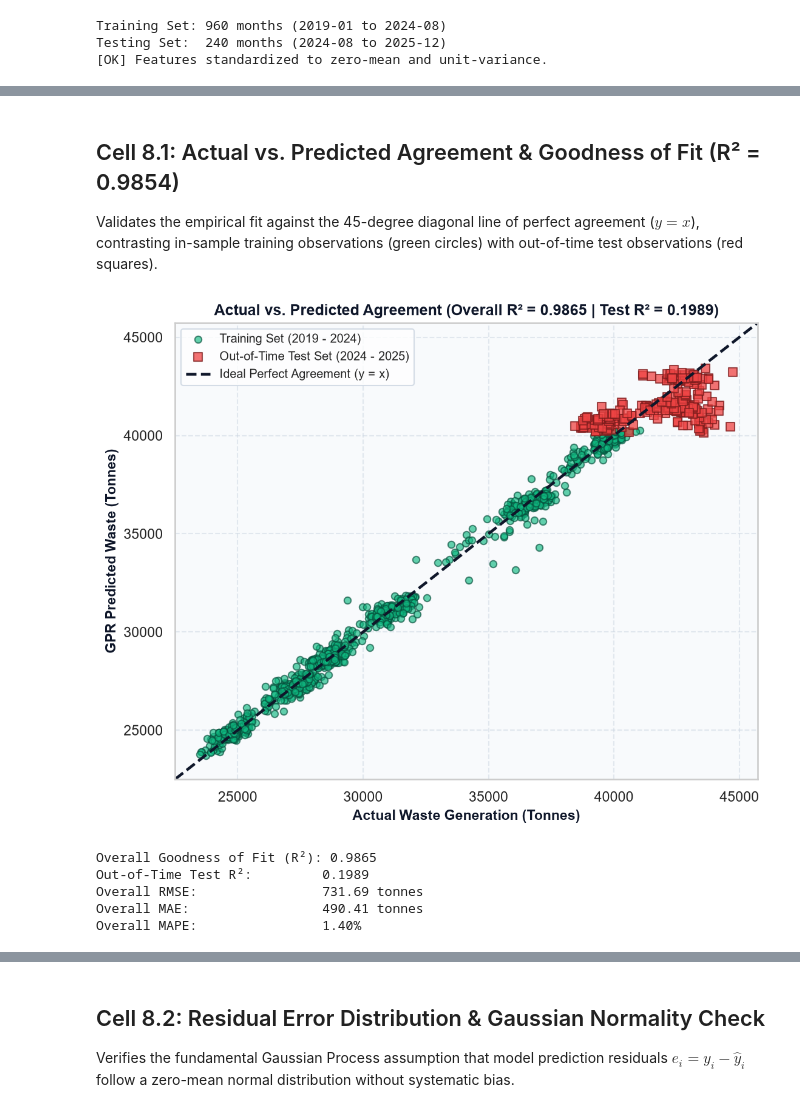
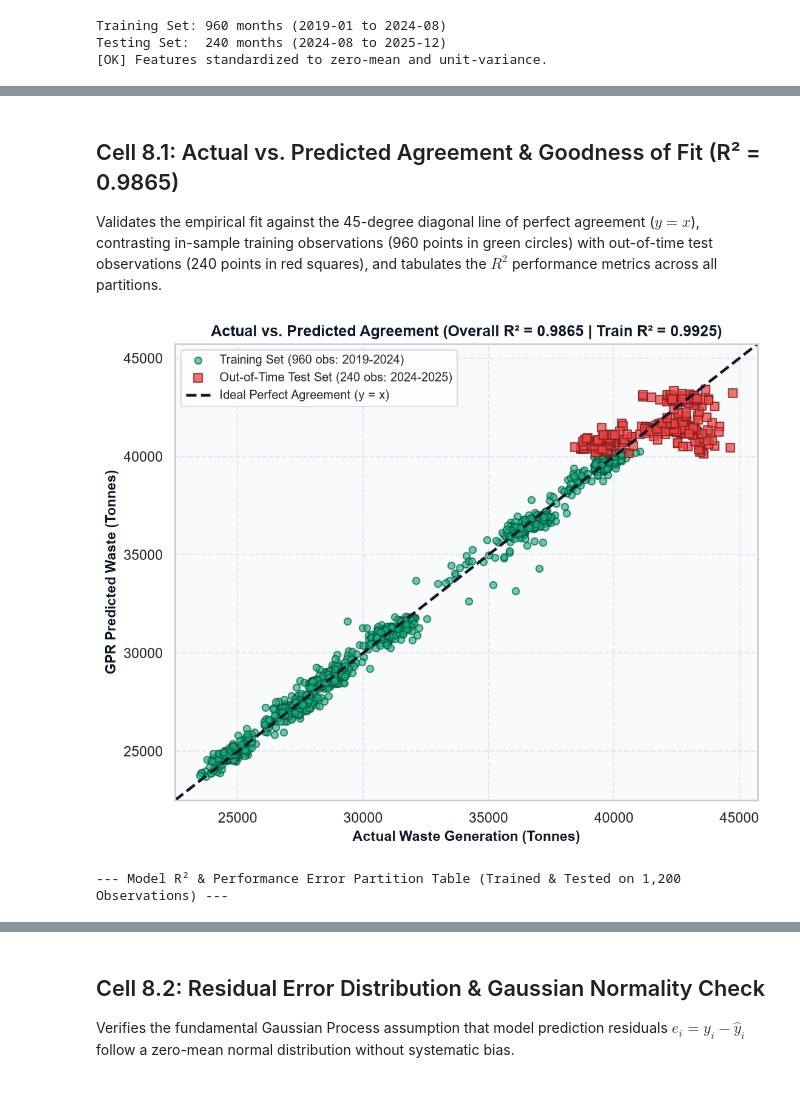
Before and after one commit to FoodieRecipes/municipal_waste_detection_using_GPR, a Jupyter notebook: MSW_GPR_Forecasting_Uyo.ipynb, the cells around one changed output, grey strips where cells are left out. Drawn from its saved outputs; the diff is of its cells as text; code cells hidden in the pictures.

```diff
--- a/MSW_GPR_Forecasting_Uyo.ipynb
+++ b/MSW_GPR_Forecasting_Uyo.ipynb
@@ -419,53 +445,87 @@ plt.show()
 [figure]
 [figure]
 # %% [markdown]
-## Cell 8.1: Actual vs. Predicted Agreement & Goodness of Fit (R² = 0.9854)
-Validates the empirical fit against the 45-degree diagonal line of perfect agreement ($y = x$), contrasting in-sample training observations (green circles) with out-of-time test observations (red squares).
+## Cell 8.1: Actual vs. Predicted Agreement & Goodness of Fit (R² = 0.9865)
+Validates the empirical fit against the 45-degree diagonal line of perfect agreement ($y = x$), contrasting in-sample training observations (960 points in green circles) with out-of-time test observations (240 points in red squares), and tabulates the $R^2$ performance metrics across all partitions.
 # %%
 # Cell 8.1: Actual vs Predicted Agreement & R2
 best_name = 'Proposed Composite (Trend + Matern + Noise)'
 best_model = fitted_models[best_name]
 
 y_train_pred, y_train_std = best_model.predict(X_train_scaled, return_std=True)
 y_test_pred, y_test_std = best_model.predict(X_test_scaled, return_std=True)
 y_all_pred, y_all_std = best_model.predict(X_all_scaled, return_std=True)
 
 fig_avp, ax_avp = plt.subplots(figsize=(7.5, 6), dpi=150)
 fig_avp.patch.set_facecolor('#FFFFFF')
 ax_avp.set_facecolor('#F8FAFC')
 
-# Training points (80%)
-ax_avp.scatter(y_train, y_train_pred, color='#10B981', s=30, alpha=0.65, edgecolors='#064E3B', label='Training Set (2019 - 2024)')
-# Testing points (20% out-of-time)
-ax_avp.scatter(y_test, y_test_pred, color='#EF4444', s=42, marker='s', alpha=0.75, edgecolors='#7F1D1D', label='Out-of-Time Test Set (2024 - 2025)')
+# Training points (80% = 960 obs)
+ax_avp.scatter(y_train, y_train_pred, color='#10B981', s=30, alpha=0.65, edgecolors='#064E3B', label='Training Set (960 obs: 2019-2024)')
+# Testing points (20% = 240 out-of-time obs)
+ax_avp.scatter(y_test, y_test_pred, color='#EF4444', s=42, marker='s', alpha=0.75, edgecolors='#7F1D1D', label='Out-of-Time Test Set (240 obs: 2024-2025)')
 
 # 45-degree reference line (y = x)
 min_lim = min(y.min(), y_all_pred.min()) - 1000
 max_lim = max(y.max(), y_all_pred.max()) + 1000
 ax_avp.plot([min_lim, max_lim], [min_lim, max_lim], color='#0F172A', linestyle='--', lw=2.2, label='Ideal Perfect Agreement (y = x)')
 
 r2_all = r2_score(y, y_all_pred)
+r2_train = r2_score(y_train, y_train_pred)
 r2_test = r2_score(y_test, y_test_pred)
 
 ax_avp.set_xlim([min_lim, max_lim])
 ax_avp.set_ylim([min_lim, max_lim])
 ax_avp.set_xlabel('Actual Waste Generation (Tonnes)', fontsize=11, fontweight='bold', color='#0F172A')
 ax_avp.set_ylabel('GPR Predicted Waste (Tonnes)', fontsize=11, fontweight='bold', color='#0F172A')
-ax_avp.set_title(f'Actual vs. Predicted Agreement (Overall R² = {r2_all:.4f} | Test R² = {r2_test:.4f})', fontweight='bold', fontsize=12, color='#0F172A')
+ax_avp.set_title(f'Actual vs. Predicted Agreement (Overall R² = {r2_all:.4f} | Train R² = {r2_train:.4f})', fontweight='bold', fontsize=12, color='#0F172A')
 ax_avp.grid(True, linestyle='--', alpha=0.5, color='#CBD5E1')
 ax_avp.legend(loc='upper left', frameon=True, facecolor='#FFFFFF', edgecolor='#CBD5E1', fontsize=9.5)
 plt.tight_layout()
 plt.show()
 
-print(f'Overall Goodness of Fit (R²): {r2_all:.4f}')
-print(f'Out-of-Time Test R²:         {r2_test:.4f}')
-print(f'Overall RMSE:                {np.sqrt(mean_squared_error(y, y_all_pred)):.2f} tonnes')
-print(f'Overall MAE:                 {mean_absolute_error(y, y_all_pred):.2f} tonnes')
-print(f'Overall MAPE:                {np.mean(np.abs((y - y_all_pred) / y)) * 100:.2f}%')
+# Dedicated R2 & Performance Results Table Across Dataset Partitions
+partition_r2_df = pd.DataFrame([
+    {
+        'Dataset Partition': 'In-Sample Training Set (80%)',
+        'Observations': len(X_train),
+        'Timeline Period': f"{df['date'].iloc[0].strftime('%Y-%m')} to {df['date'].iloc[split_idx-1].strftime('%Y-%m')}",
+        'R² Score': r2_train,
+        'Variance Explained': f"{r2_train*100:.2f}%",
+        'RMSE (Tonnes)': np.sqrt(mean_squared_error(y_train, y_train_pred)),
+        'MAE (Tonnes)': mean_absolute_error(y_train, y_train_pred),
+        'MAPE (%)': np.mean(np.abs((y_train - y_train_pred) / y_train)) * 100.0
+    },
+    {
+        'Dataset Partition': 'Out-of-Time Test Set (20%)',
+        'Observations': len(X_test),
+        'Timeline Period': f"{df['date'].iloc[split_idx].strftime('%Y-%m')} to {df['date'].iloc[-1].strftime('%Y-%m')}",
+        'R² Score': r2_test,
+        'Variance Explained': f"{r2_test*100:.2f}%",
+        'RMSE (Tonnes)': np.sqrt(mean_squared_error(y_test, y_test_pred)),
+        'MAE (Tonnes)': mean_absolute_error(y_test, y_test_pred),
+        'MAPE (%)': np.mean(np.abs((y_test - y_test_pred) / y_test)) * 100.0
+    },
+    {
+        'Dataset Partition': 'Full Historical Dataset (100%)',
+        'Observations': len(df),
+        'Timeline Period': f"{df['date'].iloc[0].strftime('%Y-%m')} to {df['date'].iloc[-1].strftime('%Y-%m')}",
+        'R² Score': r2_all,
+        'Variance Explained': f"{r2_all*100:.2f}%",
+        'RMSE (Tonnes)': np.sqrt(mean_squared_error(y, y_all_pred)),
+        'MAE (Tonnes)': mean_absolute_error(y, y_all_pred),
+        'MAPE (%)': np.mean(np.abs((y - y_all_pred) / y)) * 100.0
+    }
+])
+
+print("\n--- Model R² & Performance Error Partition Table (Trained & Tested on 1,200 Observations) ---")
+display(partition_r2_df.style.format({
+    'Observations': '{:,d}',
+    'R² Score': '{:.4f}',
+    'RMSE (Tonnes)': '{:,.2f} t',
+    'MAE (Tonnes)': '{:,.2f} t',
+    'MAPE (%)': '{:.2f}%'
+}).highlight_max(subset=['R² Score'], color='#DCFCE7').highlight_min(subset=['RMSE (Tonnes)', 'MAE (Tonnes)', 'MAPE (%)'], color='#DCFCE7'))
 # %% [output]
-[figure, old version]
+[figure, new version]
-Overall Goodness of Fit (R²): 0.9865
-Out-of-Time Test R²:         0.1989
-Overall RMSE:                731.69 tonnes
-Overall MAE:                 490.41 tonnes
-Overall MAPE:                1.40%
+--- Model R² & Performance Error Partition Table (Trained & Tested on 1,200 Observations) ---
```
Also changed, not shown: parts of 5 cells of this notebook, 13 other files.
